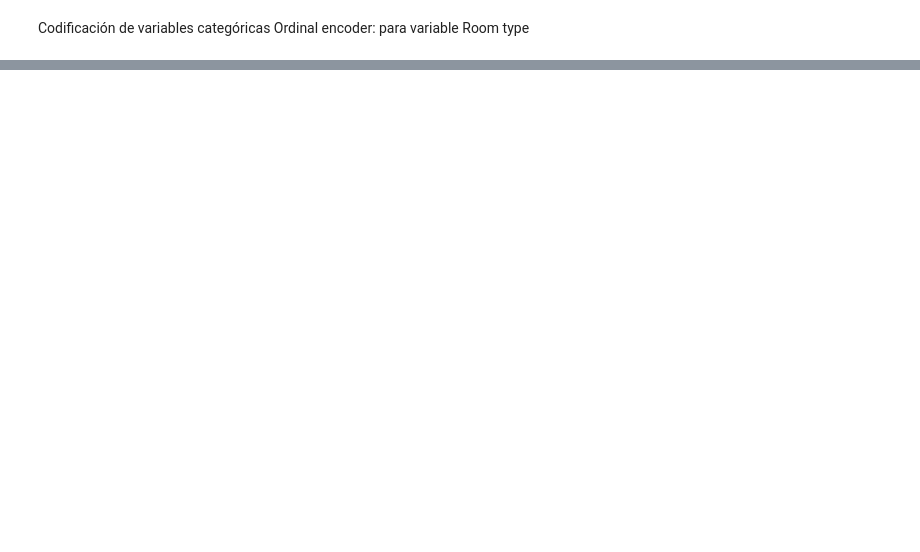
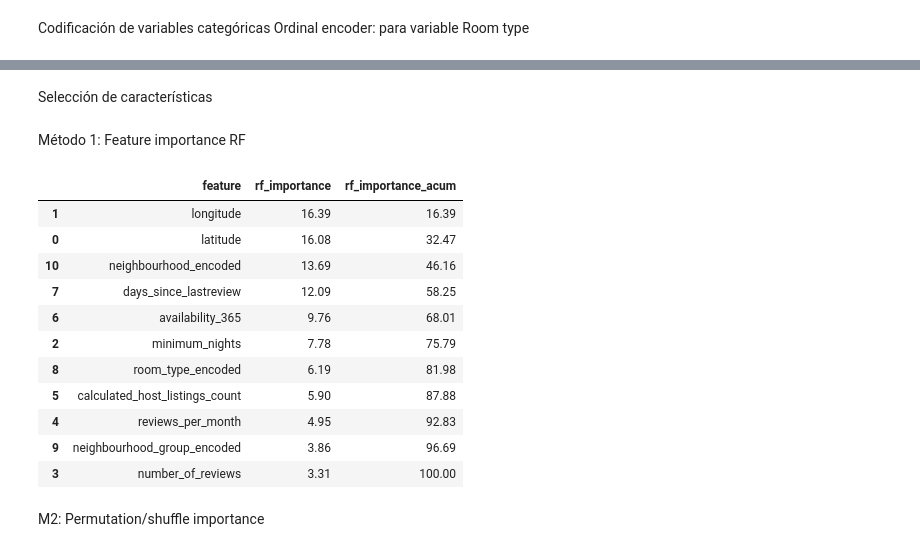
Before and after one commit to 4GeeksAcademy/anagabsr-intro-ml, a Jupyter notebook: src/00-eda.ipynb, the cells around one changed output, grey strips where cells are left out. Saved outputs shown, nothing was run; the diff lists cells and outputs as text; code cells hidden in the pictures; blank space fills up the shorter version.

```diff
--- a/src/00-eda.ipynb
+++ b/src/00-eda.ipynb
@@ -228,3 +235,5 @@ Train Test Split
+# %%
+df = df.drop(columns=['host_id'])
 # %%
 X = df.drop('price',axis=1)
 y = df['price']
@@ -266,0 +278,13 @@ Codificación de variables categóricas
+# %%
+cols = ['neighbourhood_group','neighbourhood']
+
+
+for column in cols:
+        target_encoder = TargetEncoder(target_type='continuous',smooth='auto',cv=5)
+
+        X_train_col_enc = target_encoder.fit_transform(X_train[[column]],y_train)
+        X_test_col_enc = target_encoder.transform(X_test[[column]])
+        X_train[f'{column}_encoded'] = X_train_col_enc
+        X_test[f'{column}_encoded'] = X_test_col_enc
+        X_train.drop(column,axis=1,inplace=True)
+        X_test.drop(column,axis=1,inplace=True)
@@ -266,0 +355,34 @@ Codificación de variables categóricas
+# %% [markdown]
+Selección de características
+# %% [markdown]
+Método 1: Feature importance RF
+# %%
+#Entrenamiento de RFRegressor
+
+model = RandomForestRegressor(random_state=42,n_jobs=-1).fit(X_train,y_train)
+# %%
+#Importancia caract
+importances = model.feature_importances_/model.feature_importances_.sum()*100
+
+#convertir a dataframe
+df_rf_imp = pd.DataFrame({'feature': X_train.columns,'rf_importance': importances}).sort_values(by='rf_importance',ascending=False)
+
+#Importancia acumulada
+df_rf_imp['rf_importance_acum'] = df_rf_imp['rf_importance'].cumsum()
+
+df_rf_imp
+# %% [output]
+|  | feature | rf_importance | rf_importance_acum |
+| 1 | longitude | 16.39 | 16.39 |
+| 0 | latitude | 16.08 | 32.47 |
+| 10 | neighbourhood_encoded | 13.69 | 46.16 |
+| 7 | days_since_lastreview | 12.09 | 58.25 |
+| 6 | availability_365 | 9.76 | 68.01 |
+| 2 | minimum_nights | 7.78 | 75.79 |
+| 8 | room_type_encoded | 6.19 | 81.98 |
+| 5 | calculated_host_listings_count | 5.90 | 87.88 |
+| 4 | reviews_per_month | 4.95 | 92.83 |
+| 9 | neighbourhood_group_encoded | 3.86 | 96.69 |
+| 3 | number_of_reviews | 3.31 | 100.00 |
+# %% [markdown]
+M2: Permutation/shuffle importance
```
Also changed, not shown: parts of 33 cells of this notebook, 1 other file.
